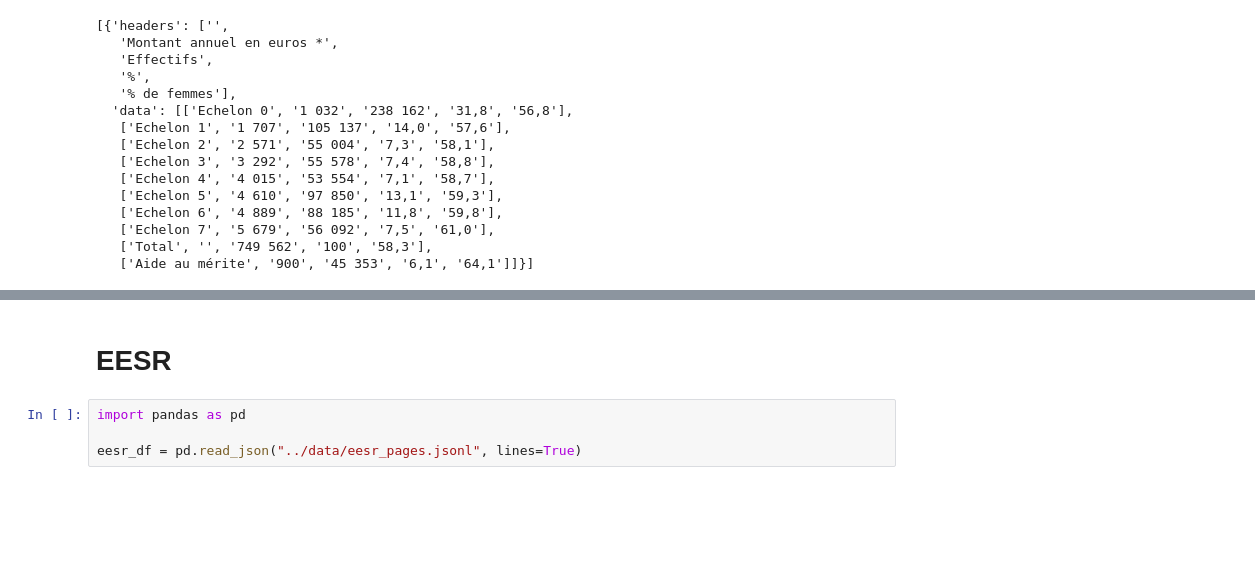
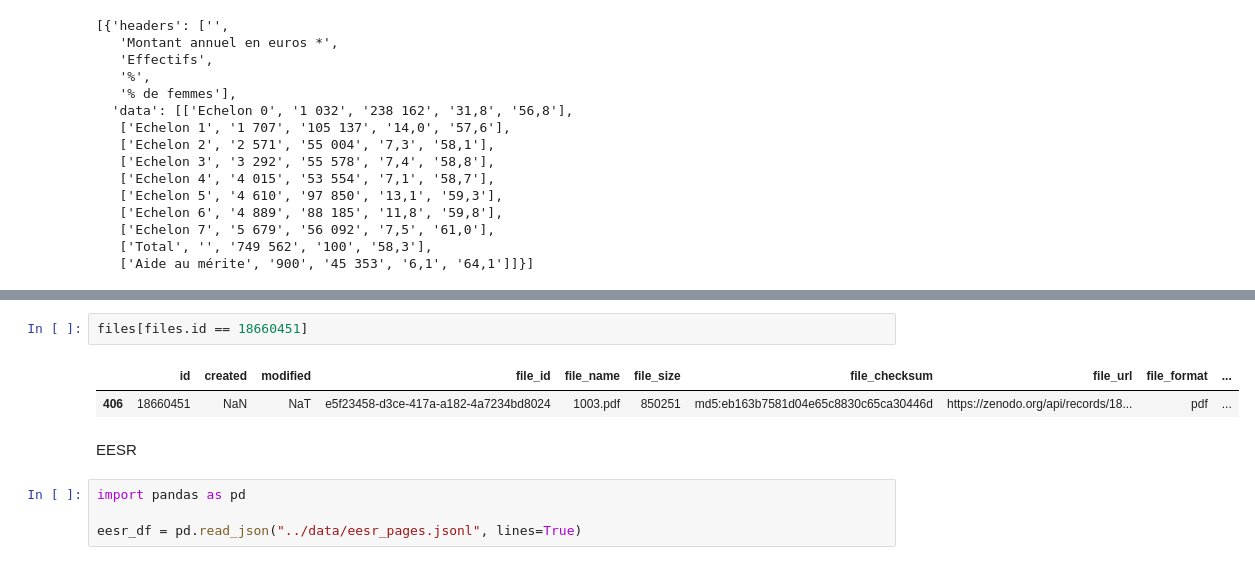
Before and after one commit to dataesr/flash-rag, a Jupyter notebook: notebooks/explore.ipynb, the cells around one changed output, grey strips where cells are left out. Cells and saved outputs as stored; diff of their text form; blank space fills up the shorter version.

```diff
--- a/notebooks/explore.ipynb
+++ b/notebooks/explore.ipynb
@@ -418,5 +526,10 @@ sections[2].tables
+# %%
+files[files.id == 18660451]
+# %% [output]
+|  | id | created | modified | file_id | file_name | file_size | file_checksum | file_url | file_format | ... |
+| 406 | 18660451 | NaN | NaT | e5f23458-d3ce-417a-a182-4a7234bd8024 | 1003.pdf | 850251 | md5:eb163b7581d04e65c8830c65ca30446d | https://zenodo.org/api/records/18... | pdf | ... |
 # %% [markdown]
-# EESR
+EESR
 # %%
 import pandas as pd
 
```
Also changed, not shown: parts of 10 cells of this notebook, 11 other files.
